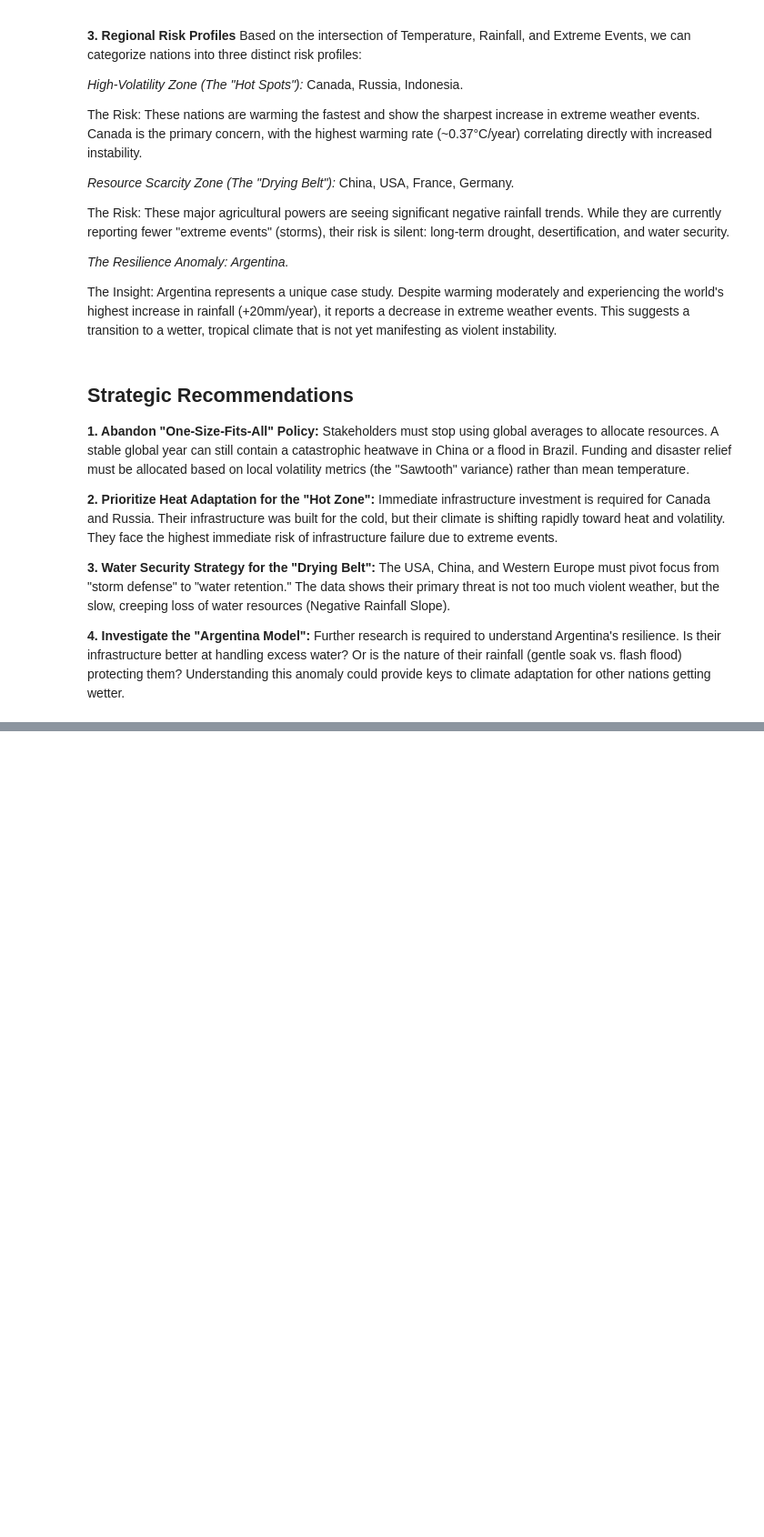
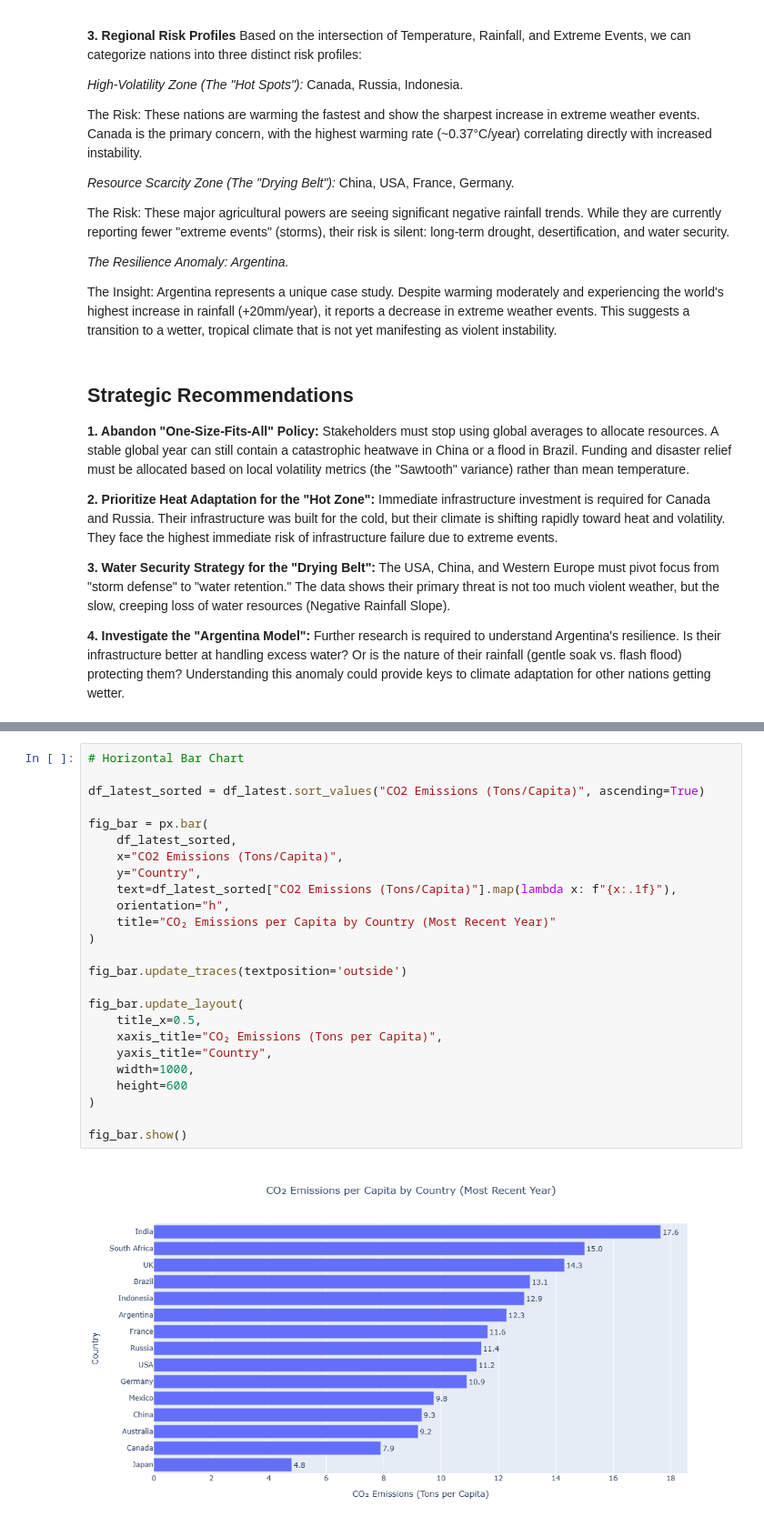
Before and after one commit to ramalahamir/DAV_lab_sessional, a Jupyter notebook: DAV_lab_sessional.ipynb, the cells around one changed output, grey strips where cells are left out. Shown at 91% size. Drawn from its saved outputs; the diff is of its cells as text; blank space fills up the shorter version.

```diff
--- a/DAV_lab_sessional.ipynb
+++ b/DAV_lab_sessional.ipynb
@@ -1036,0 +1105,27 @@ The Insight: Argentina represents a unique case study. Despite warming moderatel
+# %%
+# Horizontal Bar Chart
+
+df_latest_sorted = df_latest.sort_values("CO2 Emissions (Tons/Capita)", ascending=True)
+
+fig_bar = px.bar(
+    df_latest_sorted,
+    x="CO2 Emissions (Tons/Capita)",
+    y="Country",
+    text=df_latest_sorted["CO2 Emissions (Tons/Capita)"].map(lambda x: f"{x:.1f}"),
+    orientation="h",
+    title="CO₂ Emissions per Capita by Country (Most Recent Year)"
+)
+
+fig_bar.update_traces(textposition='outside')
+
+fig_bar.update_layout(
+    title_x=0.5,
+    xaxis_title="CO₂ Emissions (Tons per Capita)",
+    yaxis_title="Country",
+    width=1000,
+    height=600
+)
+
+fig_bar.show()
+# %% [output]
+[figure, added]
```
Also changed, not shown: parts of 36 cells of this notebook.
